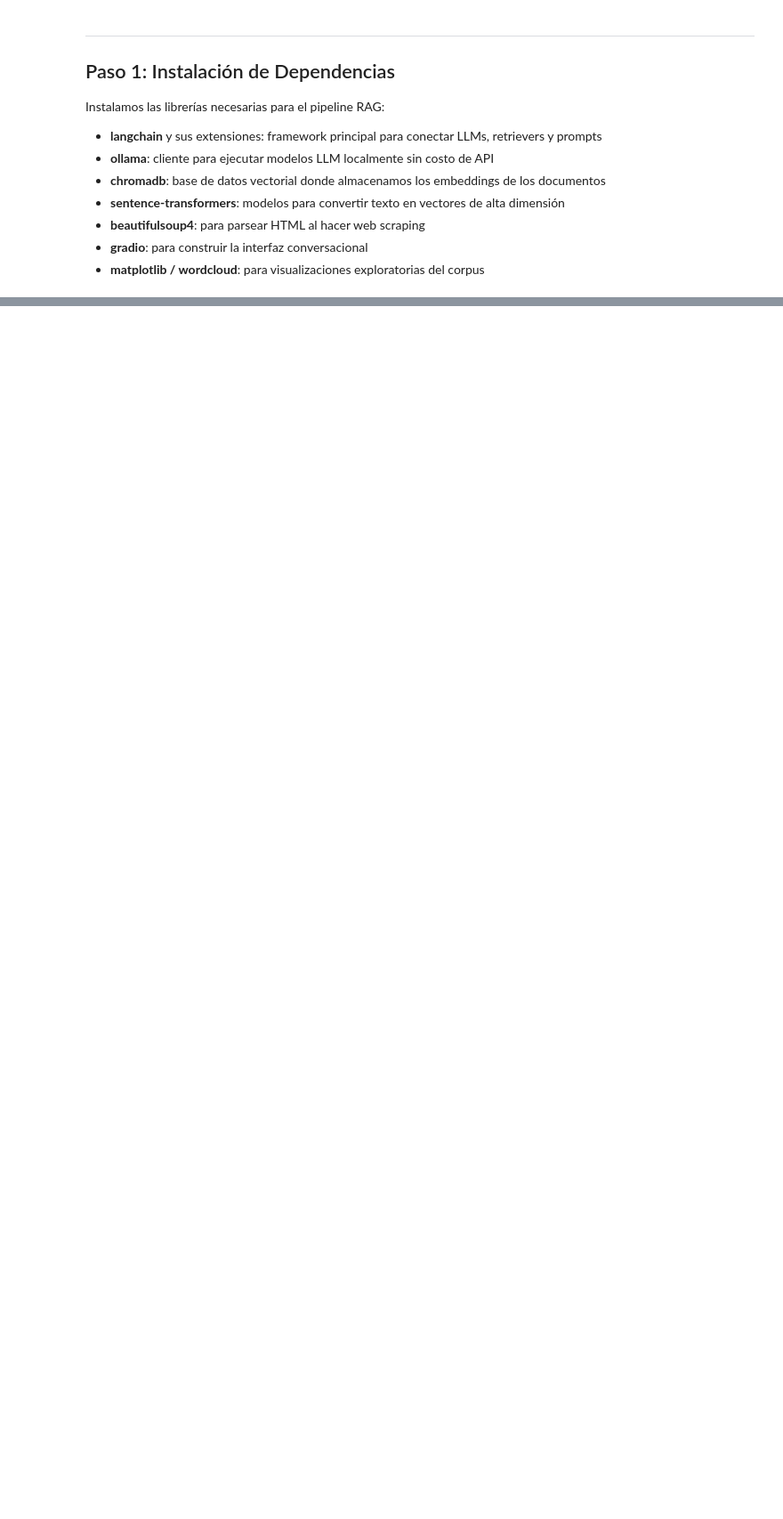
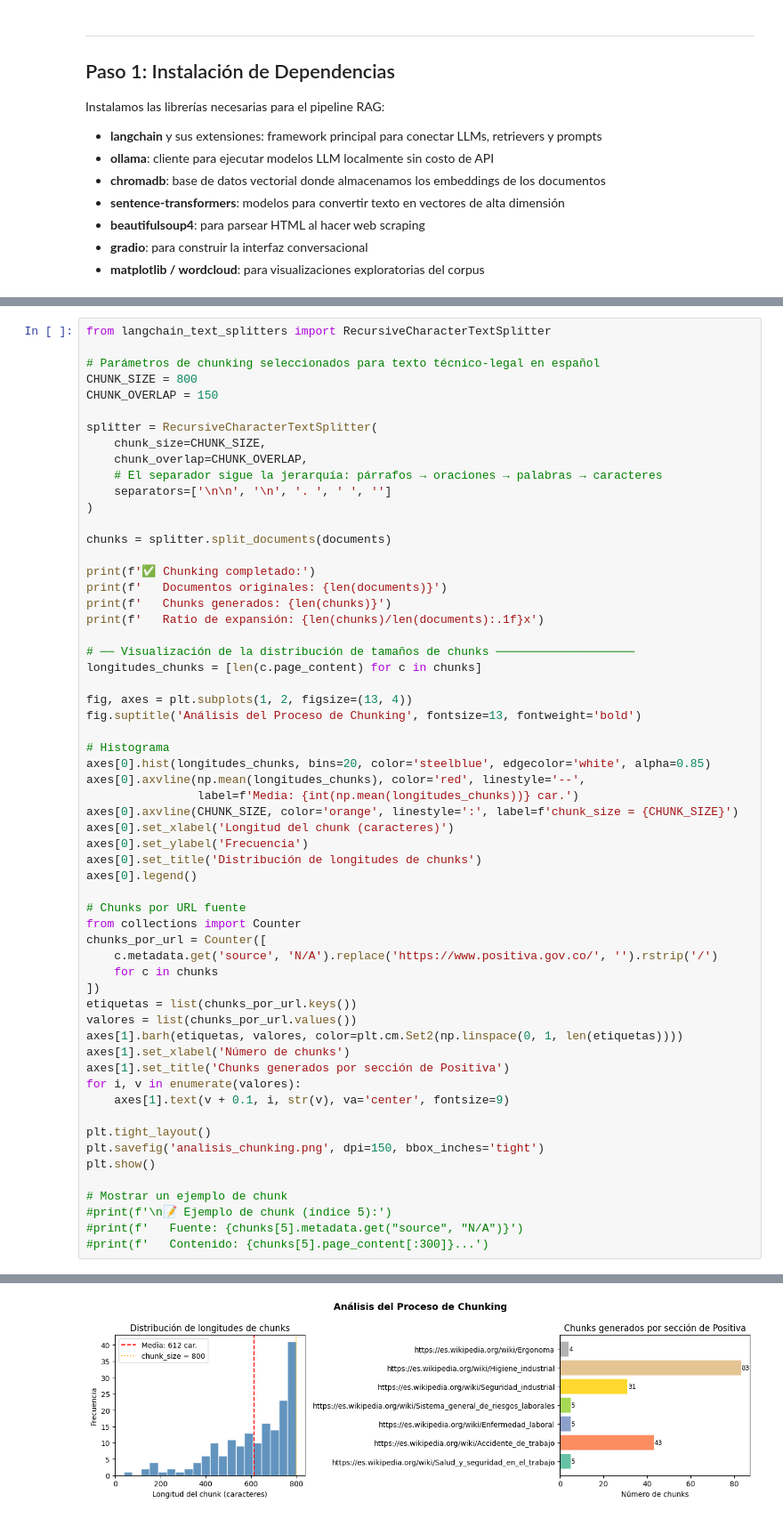
Before and after one commit to dvarelaj/nlp-miniproyecto-icesi, a Jupyter notebook: Sesion 6/modelos_generativos_RAG.ipynb, the cells around one changed output, grey strips where cells are left out. Shown at 89% size. Drawn from its saved outputs; the diff is of its cells as text; blank space fills up the shorter version.

```diff
--- a/Sesion 6/modelos_generativos_RAG.ipynb
+++ b/Sesion 6/modelos_generativos_RAG.ipynb
@@ -208,0 +320,60 @@ This share link expires in 1 week. For free permanent hosting and GPU upgrades,
+# %%
+from langchain_text_splitters import RecursiveCharacterTextSplitter
+
+# Parámetros de chunking seleccionados para texto técnico-legal en español
+CHUNK_SIZE = 800
+CHUNK_OVERLAP = 150
+
+splitter = RecursiveCharacterTextSplitter(
+    chunk_size=CHUNK_SIZE,
+    chunk_overlap=CHUNK_OVERLAP,
+    # El separador sigue la jerarquía: párrafos → oraciones → palabras → caracteres
+    separators=['\n\n', '\n', '. ', ' ', '']
+)
+
+chunks = splitter.split_documents(documents)
+
+print(f'✅ Chunking completado:')
+print(f'   Documentos originales: {len(documents)}')
+print(f'   Chunks generados: {len(chunks)}')
+print(f'   Ratio de expansión: {len(chunks)/len(documents):.1f}x')
+
+# ── Visualización de la distribución de tamaños de chunks ────────────────────
+longitudes_chunks = [len(c.page_content) for c in chunks]
+
+fig, axes = plt.subplots(1, 2, figsize=(13, 4))
+fig.suptitle('Análisis del Proceso de Chunking', fontsize=13, fontweight='bold')
+
+# Histograma
+axes[0].hist(longitudes_chunks, bins=20, color='steelblue', edgecolor='white', alpha=0.85)
+axes[0].axvline(np.mean(longitudes_chunks), color='red', linestyle='--',
+                label=f'Media: {int(np.mean(longitudes_chunks))} car.')
+axes[0].axvline(CHUNK_SIZE, color='orange', linestyle=':', label=f'chunk_size = {CHUNK_SIZE}')
+axes[0].set_xlabel('Longitud del chunk (caracteres)')
+axes[0].set_ylabel('Frecuencia')
+axes[0].set_title('Distribución de longitudes de chunks')
+axes[0].legend()
+
+# Chunks por URL fuente
+from collections import Counter
+chunks_por_url = Counter([
+    c.metadata.get('source', 'N/A').replace('https://www.positiva.gov.co/', '').rstrip('/')
+    for c in chunks
+])
+etiquetas = list(chunks_por_url.keys())
+valores = list(chunks_por_url.values())
+axes[1].barh(etiquetas, valores, color=plt.cm.Set2(np.linspace(0, 1, len(etiquetas))))
+axes[1].set_xlabel('Número de chunks')
+axes[1].set_title('Chunks generados por sección de Positiva')
+for i, v in enumerate(valores):
+    axes[1].text(v + 0.1, i, str(v), va='center', fontsize=9)
+
+plt.tight_layout()
+plt.savefig('analisis_chunking.png', dpi=150, bbox_inches='tight')
+plt.show()
+
+# Mostrar un ejemplo de chunk
+#print(f'\n📝 Ejemplo de chunk (índice 5):')
+#print(f'   Fuente: {chunks[5].metadata.get("source", "N/A")}')
+#print(f'   Contenido: {chunks[5].page_content[:300]}...')
+# %% [output]
@@ -208,0 +384 @@ This share link expires in 1 week. For free permanent hosting and GPU upgrades,
+[figure, added]
```
Also changed, not shown: parts of 29 cells of this notebook.
